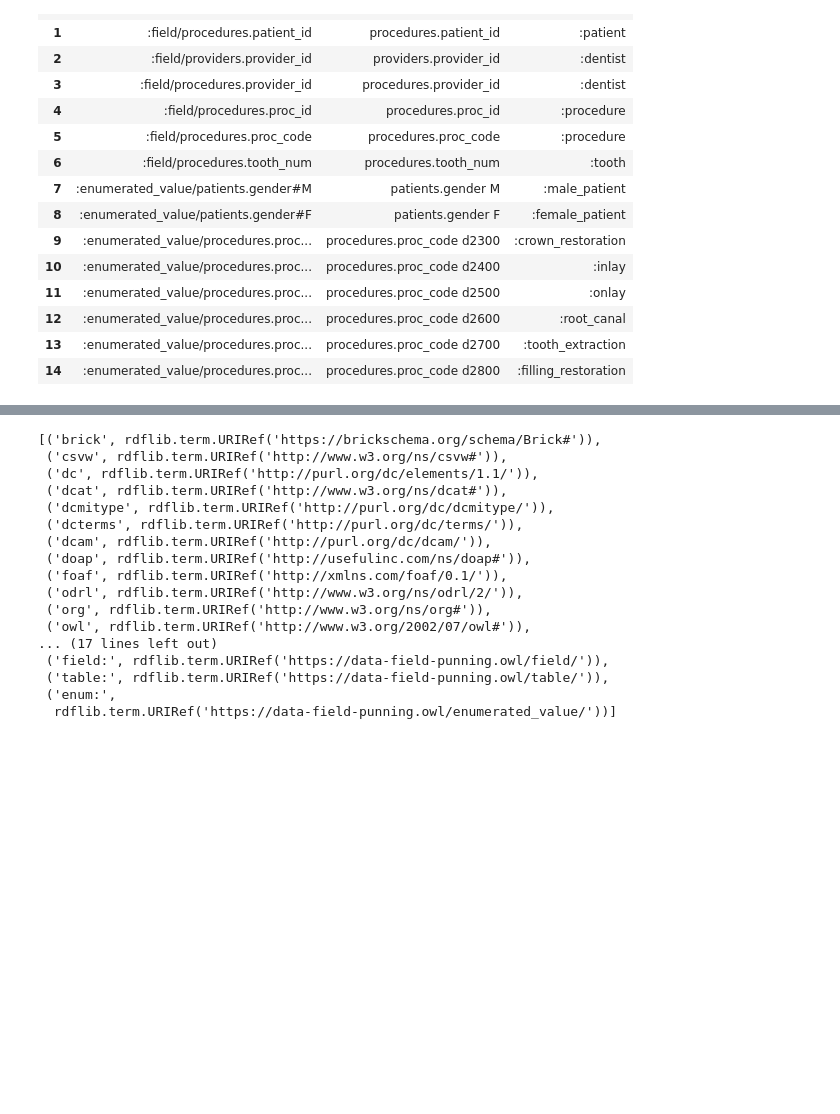
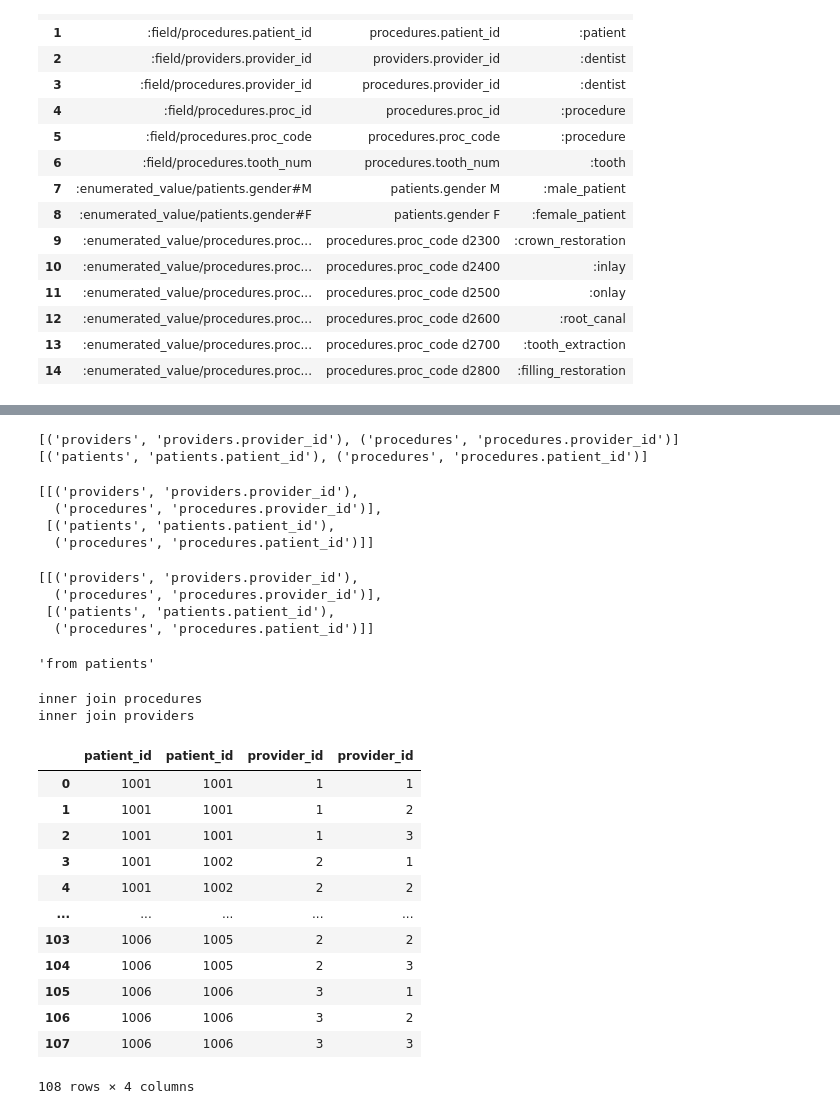
Before and after one commit to wdduncan/test-data-field-punning, a Jupyter notebook: notebooks/schema_demo.ipynb, the cells around one changed output, grey strips where cells are left out. Saved outputs shown, nothing was run; the diff lists cells and outputs as text; code cells hidden in the pictures; blank space fills up the shorter version.

```diff
--- a/notebooks/schema_demo.ipynb
+++ b/notebooks/schema_demo.ipynb
@@ -296,20 +306,18 @@ sparql_query_to_df(q, g)
 # %%
-list(g.namespaces())
+join_type = 'left join'
+for group in field_df.groupby('cls_name'):
+    group_cls = group[0]
+    group_df = group[1]
+    print(list(zip(list(group_df['table_name']), list(group_df['field_name']))))
+    # schema_dict['type_matches'].append(list(group_df['field_name']))
+    schema_dict['type_matches'].append(list(zip(list(group_df['table_name']), list(group_df['field_name']))))
 # %% [output]
-[('brick', rdflib.term.URIRef('https://brickschema.org/schema/Brick#')),
- ('csvw', rdflib.term.URIRef('http://www.w3.org/ns/csvw#')),
- ('dc', rdflib.term.URIRef('http://purl.org/dc/elements/1.1/')),
- ('dcat', rdflib.term.URIRef('http://www.w3.org/ns/dcat#')),
- ('dcmitype', rdflib.term.URIRef('http://purl.org/dc/dcmitype/')),
- ('dcterms', rdflib.term.URIRef('http://purl.org/dc/terms/')),
- ('dcam', rdflib.term.URIRef('http://purl.org/dc/dcam/')),
- ('doap', rdflib.term.URIRef('http://usefulinc.com/ns/doap#')),
- ('foaf', rdflib.term.URIRef('http://xmlns.com/foaf/0.1/')),
- ('odrl', rdflib.term.URIRef('http://www.w3.org/ns/odrl/2/')),
- ('org', rdflib.term.URIRef('http://www.w3.org/ns/org#')),
- ('owl', rdflib.term.URIRef('http://www.w3.org/2002/07/owl#')),
-... (17 lines left out)
- ('field:', rdflib.term.URIRef('https://data-field-punning.owl/field/')),
- ('table:', rdflib.term.URIRef('https://data-field-punning.owl/table/')),
- ('enum:',
-  rdflib.term.URIRef('https://data-field-punning.owl/enumerated_value/'))]
+[('providers', 'providers.provider_id'), ('procedures', 'procedures.provider_id')]
+[('patients', 'patients.patient_id'), ('procedures', 'procedures.patient_id')]
+# %%
+schema_dict['type_matches']
+# %% [output]
+[[('providers', 'providers.provider_id'),
+  ('procedures', 'procedures.provider_id')],
+ [('patients', 'patients.patient_id'),
+  ('procedures', 'procedures.patient_id')]]
@@ -315,0 +326,35 @@ list(g.namespaces())
+# %%
+temp
+# %% [output]
+[[('providers', 'providers.provider_id'),
+  ('procedures', 'procedures.provider_id')],
+ [('patients', 'patients.patient_id'),
+  ('procedures', 'procedures.patient_id')]]
+# %%
+from_clause = f"from {schema_dict['table_names'][0]}"
+from_clause
+# %% [output]
+'from patients'
+# %%
+if len(schema_dict['table_names']) > 1:
+    for name in schema_dict['table_names'][1:]:
+        print(f"inner join {name}")
+# %% [output]
+inner join procedures
+inner join providers
+# %%
+sqldf("select patients.patient_id, procedures.patient_id, procedures.provider_id, providers.provider_id from patients, procedures, providers")
+# %% [output]
+|  | patient_id | patient_id | provider_id | provider_id |
+| 0 | 1001 | 1001 | 1 | 1 |
+| 1 | 1001 | 1001 | 1 | 2 |
+| 2 | 1001 | 1001 | 1 | 3 |
+| 3 | 1001 | 1002 | 2 | 1 |
+| 4 | 1001 | 1002 | 2 | 2 |
+| ... | ... | ... | ... | ... |
+| 103 | 1006 | 1005 | 2 | 2 |
+| 104 | 1006 | 1005 | 2 | 3 |
+| 105 | 1006 | 1006 | 3 | 1 |
+| 106 | 1006 | 1006 | 3 | 2 |
+| 107 | 1006 | 1006 | 3 | 3 |
+108 rows × 4 columns
```
Also changed, not shown: parts of 7 cells of this notebook.
